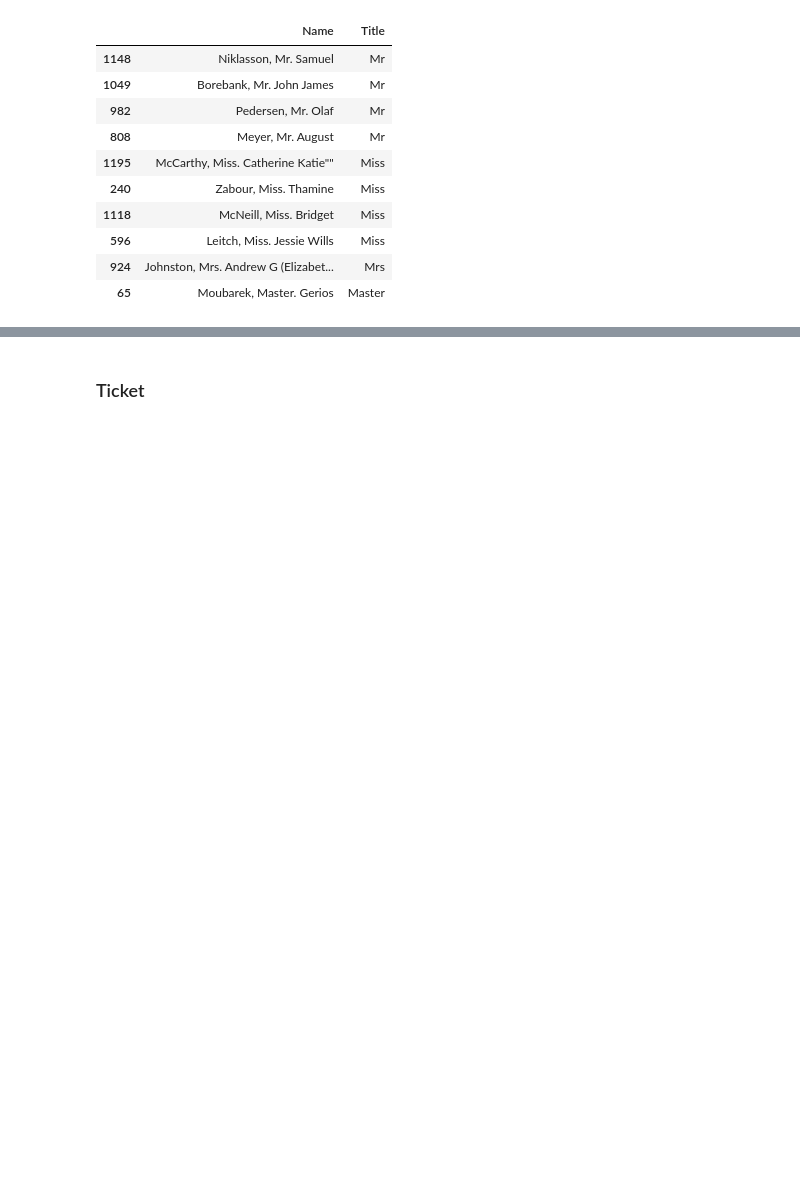
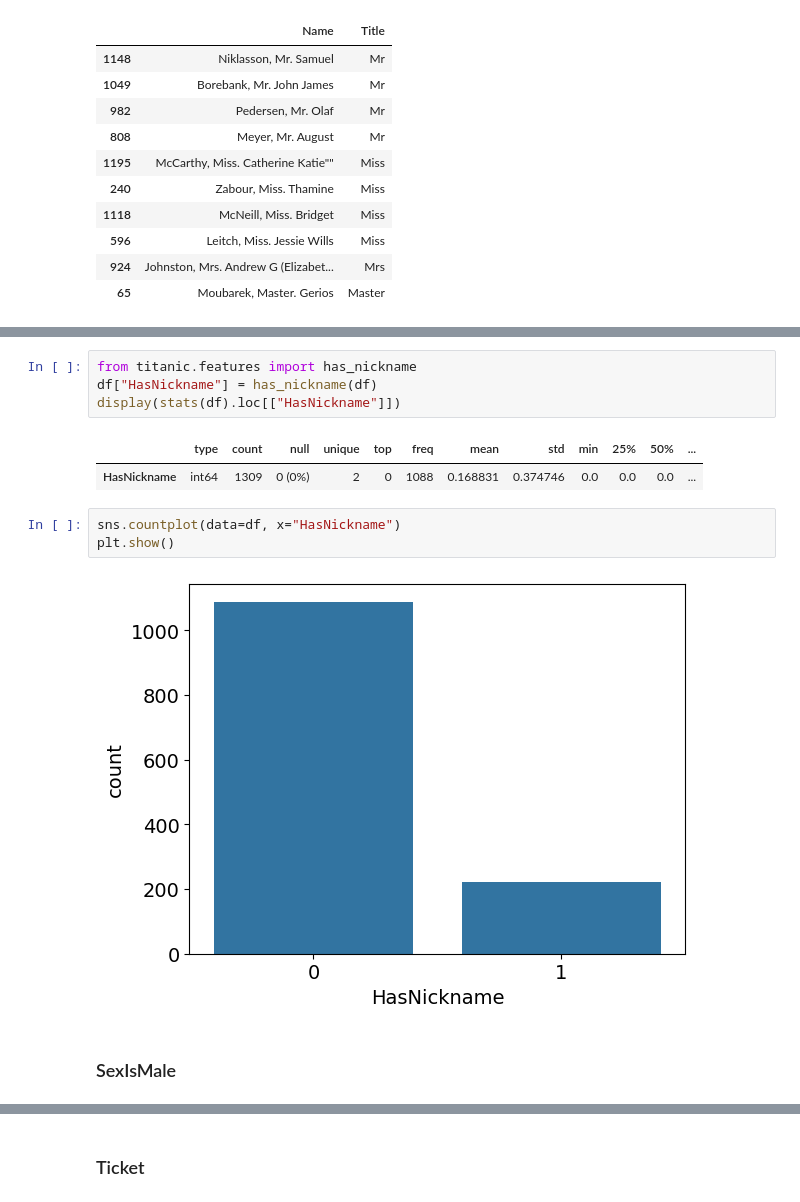
Before and after one commit to thibaultclement/titanic-ml-service, a Jupyter notebook: notebooks/3.0-tc-data-featuring.ipynb, the cells around one changed output, grey strips where cells are left out. Drawn from its saved outputs; the diff is of its cells as text; blank space fills up the shorter version.

```diff
--- a/notebooks/3.0-tc-data-featuring.ipynb
+++ b/notebooks/3.0-tc-data-featuring.ipynb
@@ -113,0 +127,14 @@ Name: count, dtype: int64
+# %%
+from titanic.features import has_nickname
+df["HasNickname"] = has_nickname(df)
+display(stats(df).loc[["HasNickname"]])
+# %% [output]
+|  | type | count | null | unique | top | freq | mean | std | min | 25% | 50% | ... |
+| HasNickname | int64 | 1309 | 0 (0%) | 2 | 0 | 1088 | 0.168831 | 0.374746 | 0.0 | 0.0 | 0.0 | ... |
+# %%
+sns.countplot(data=df, x="HasNickname")
+plt.show()
+# %% [output]
+[figure, added]
+# %% [markdown]
+### SexIsMale
```
Also changed, not shown: parts of 98 cells of this notebook.
